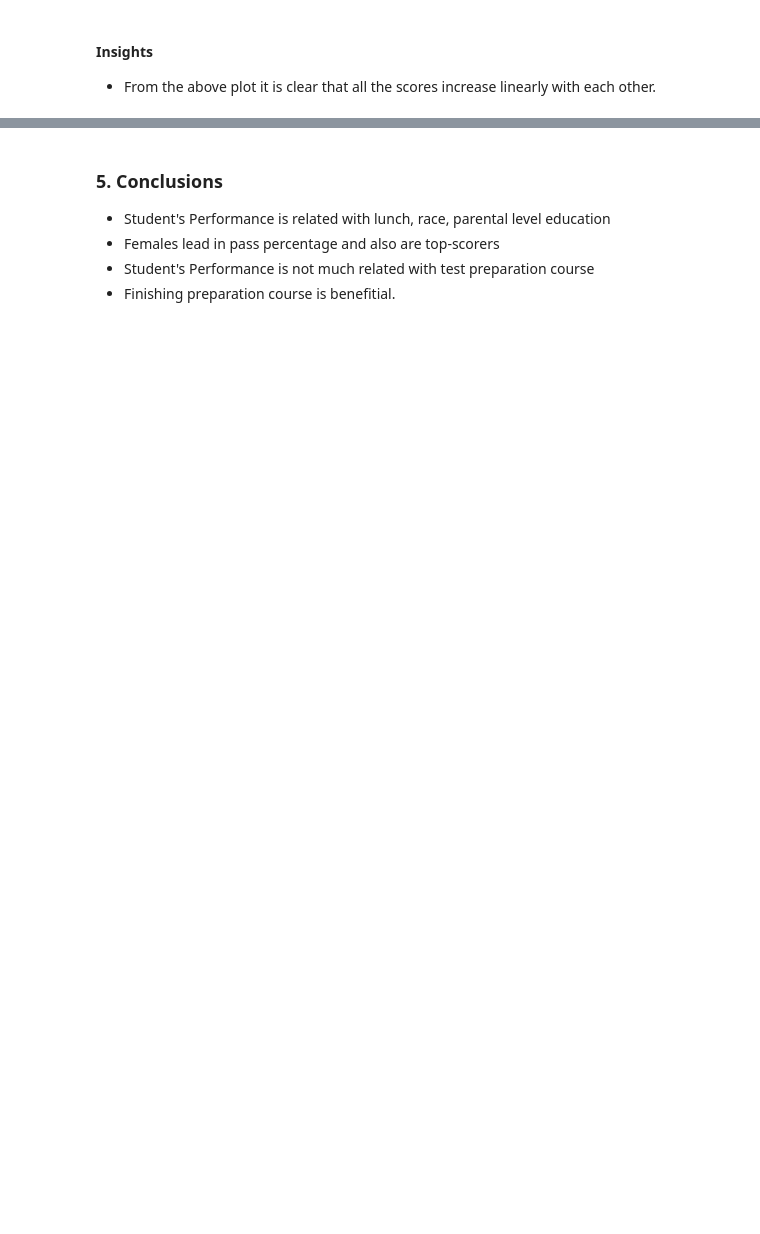
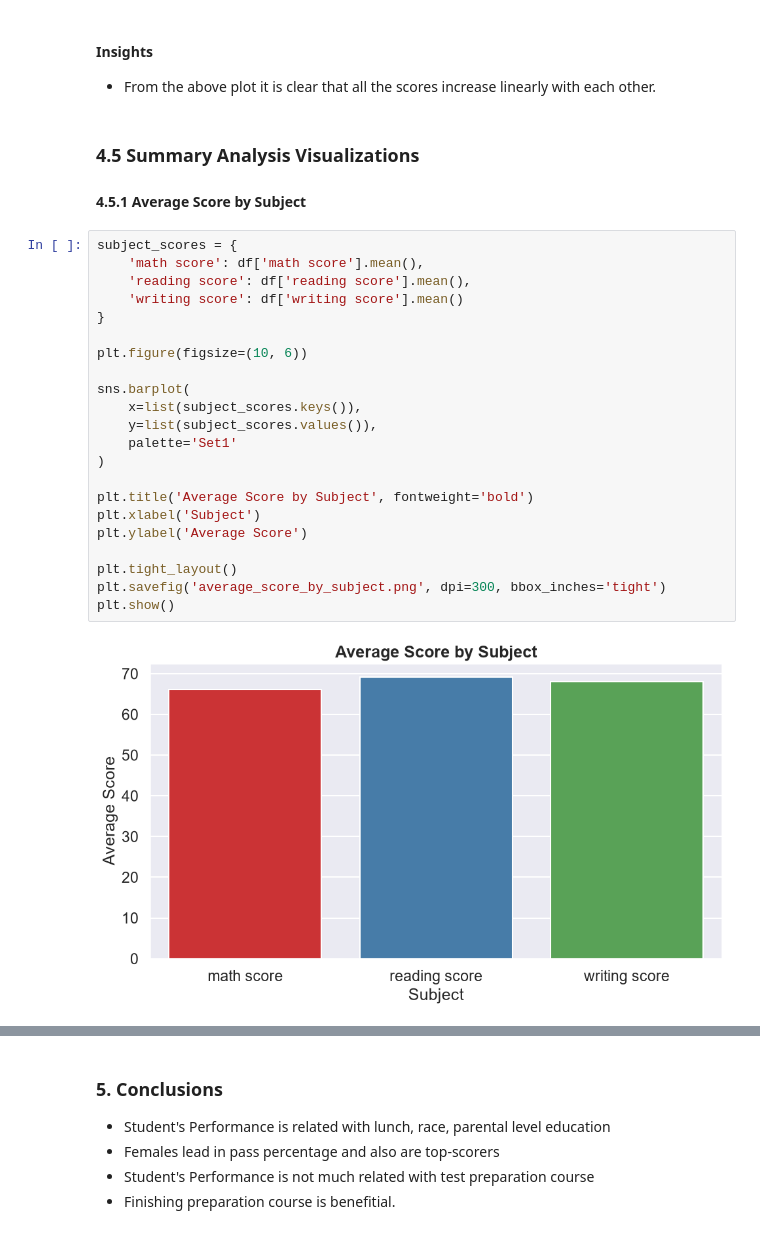
Before and after one commit to akhileshyadav8/Student-Performance-Indicator, a Jupyter notebook: notebook/1 . EDA STUDENT PERFORMANCE .ipynb, the cells around one changed output, grey strips where cells are left out. Cells and saved outputs as stored; diff of their text form; blank space fills up the shorter version.

```diff
--- a/notebook/1 . EDA STUDENT PERFORMANCE .ipynb
+++ b/notebook/1 . EDA STUDENT PERFORMANCE .ipynb
@@ -651,3 +666,30 @@ plt.show()
 # %% [markdown]
 #### Insights
 - From the above plot it is clear that all the scores increase linearly with each other.
+# %% [markdown]
+### 4.5 Summary Analysis Visualizations
+#### 4.5.1 Average Score by Subject
+# %%
+subject_scores = {
+    'math score': df['math score'].mean(),
+    'reading score': df['reading score'].mean(),
+    'writing score': df['writing score'].mean()
+}
+
+plt.figure(figsize=(10, 6))
+
+sns.barplot(
+    x=list(subject_scores.keys()),
+    y=list(subject_scores.values()),
+    palette='Set1'
+)
+
+plt.title('Average Score by Subject', fontweight='bold')
+plt.xlabel('Subject')
+plt.ylabel('Average Score')
+
+plt.tight_layout()
+plt.savefig('average_score_by_subject.png', dpi=300, bbox_inches='tight')
+plt.show()
+# %% [output]
+[figure, added]
```
Also changed, not shown: parts of 32 cells of this notebook.
